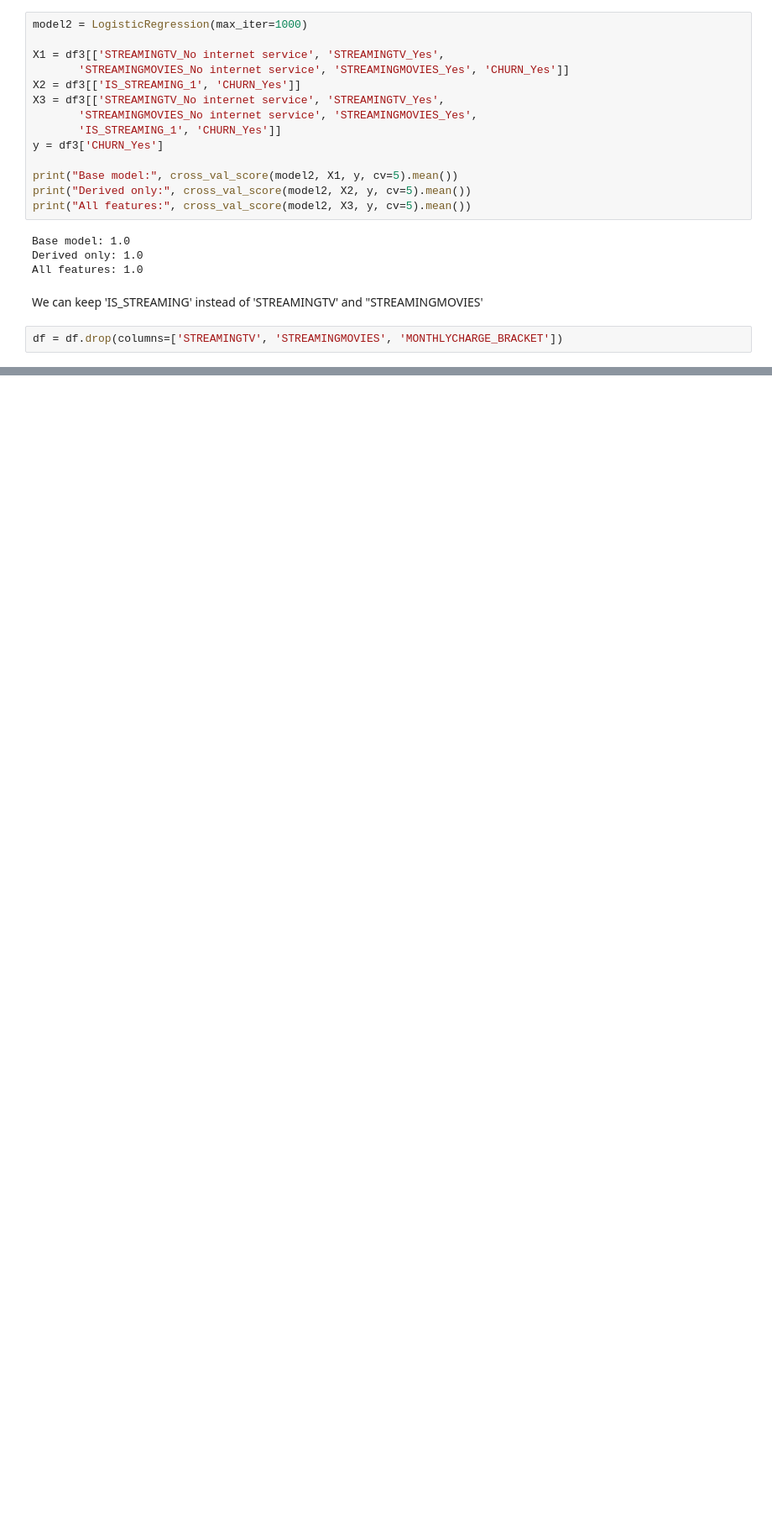
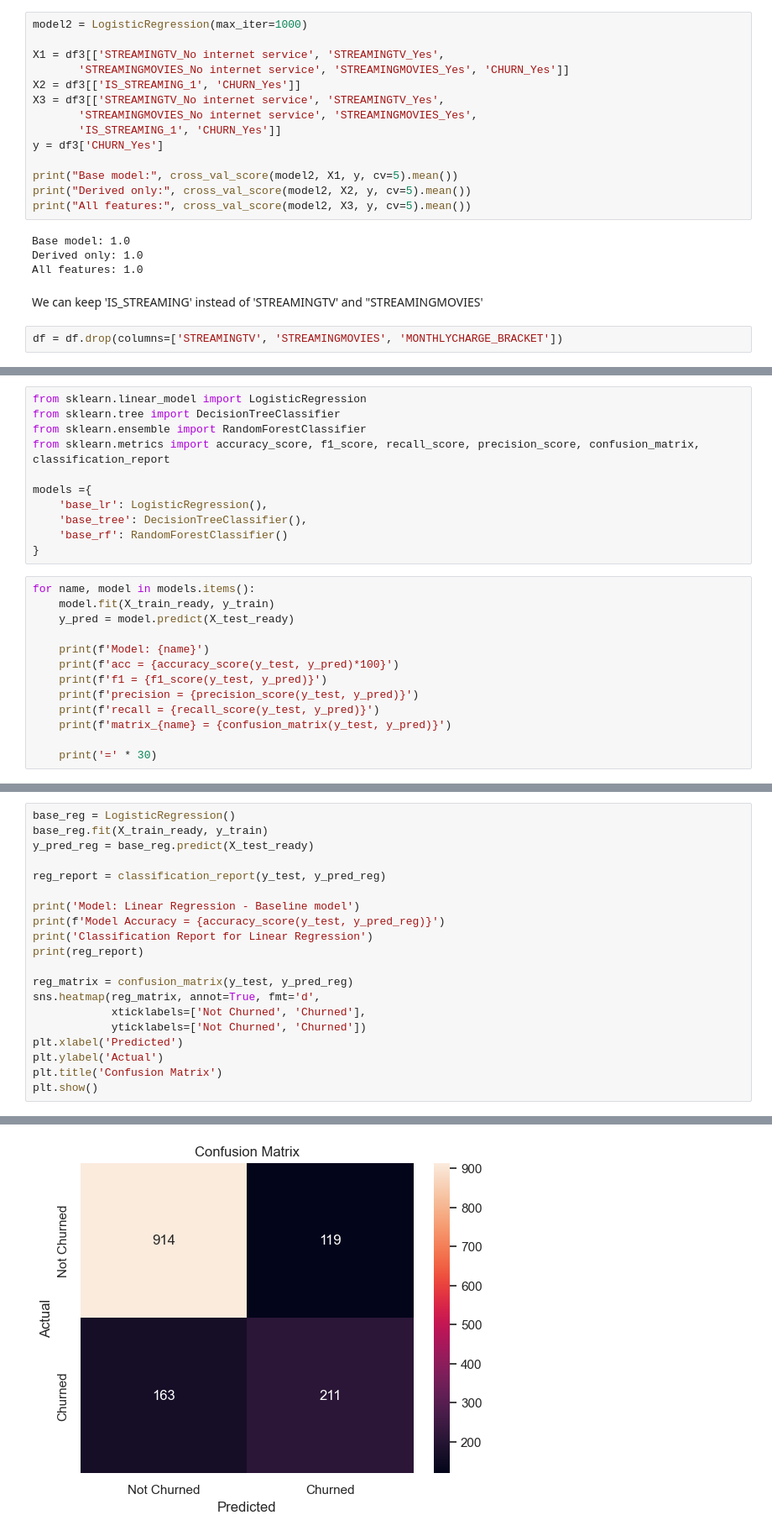
Before and after one commit to kuldeepguptahub/customerchurn, a Jupyter notebook: notebooks/data_load_and_eda.ipynb, the cells around one changed output, grey strips where cells are left out. Shown: that part at 84% size. Saved outputs shown, nothing was run; the diff lists cells and outputs as text; blank space fills up the shorter version.

```diff
--- a/notebooks/data_load_and_eda.ipynb
+++ b/notebooks/data_load_and_eda.ipynb
@@ -611,0 +625,24 @@ memory usage: 1.0+ MB
+# %%
+from sklearn.linear_model import LogisticRegression
+from sklearn.tree import DecisionTreeClassifier
+from sklearn.ensemble import RandomForestClassifier
+from sklearn.metrics import accuracy_score, f1_score, recall_score, precision_score, confusion_matrix, classification_report
+
+models ={
+    'base_lr': LogisticRegression(),
+    'base_tree': DecisionTreeClassifier(),
+    'base_rf': RandomForestClassifier()
+}
+# %%
+for name, model in models.items():
+    model.fit(X_train_ready, y_train)
+    y_pred = model.predict(X_test_ready)
+
+    print(f'Model: {name}')
+    print(f'acc = {accuracy_score(y_test, y_pred)*100}')
+    print(f'f1 = {f1_score(y_test, y_pred)}')
+    print(f'precision = {precision_score(y_test, y_pred)}')
+    print(f'recall = {recall_score(y_test, y_pred)}')
+    print(f'matrix_{name} = {confusion_matrix(y_test, y_pred)}')
+
+    print('=' * 30)
@@ -611,0 +669,21 @@ memory usage: 1.0+ MB
+# %%
+base_reg = LogisticRegression()
+base_reg.fit(X_train_ready, y_train)
+y_pred_reg = base_reg.predict(X_test_ready)
+
+reg_report = classification_report(y_test, y_pred_reg)
+
+print('Model: Linear Regression - Baseline model')
+print(f'Model Accuracy = {accuracy_score(y_test, y_pred_reg)}')
+print('Classification Report for Linear Regression')
+print(reg_report)
+
+reg_matrix = confusion_matrix(y_test, y_pred_reg)
+sns.heatmap(reg_matrix, annot=True, fmt='d',
+            xticklabels=['Not Churned', 'Churned'],
+            yticklabels=['Not Churned', 'Churned'])
+plt.xlabel('Predicted')
+plt.ylabel('Actual')
+plt.title('Confusion Matrix')
+plt.show()
+# %% [output]
@@ -611,0 +701 @@ memory usage: 1.0+ MB
+[figure, added]
```
Also changed, not shown: parts of 41 cells of this notebook.
